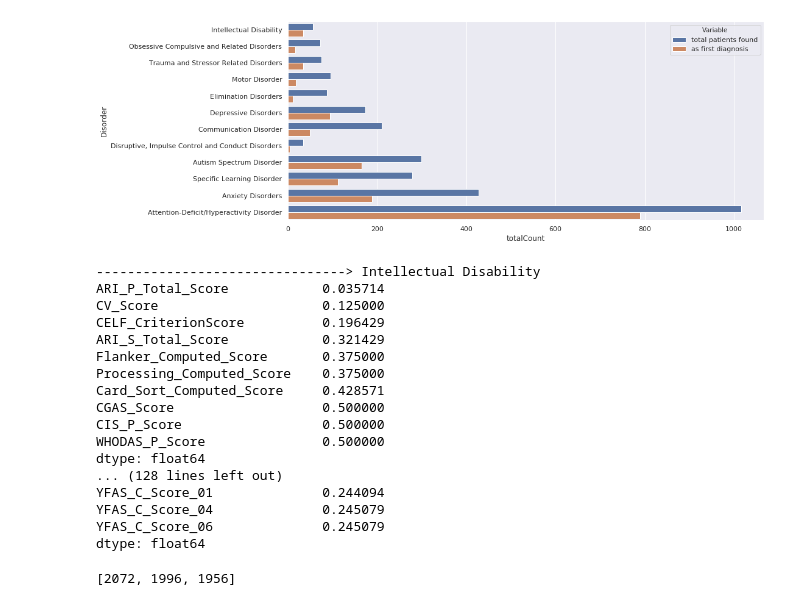
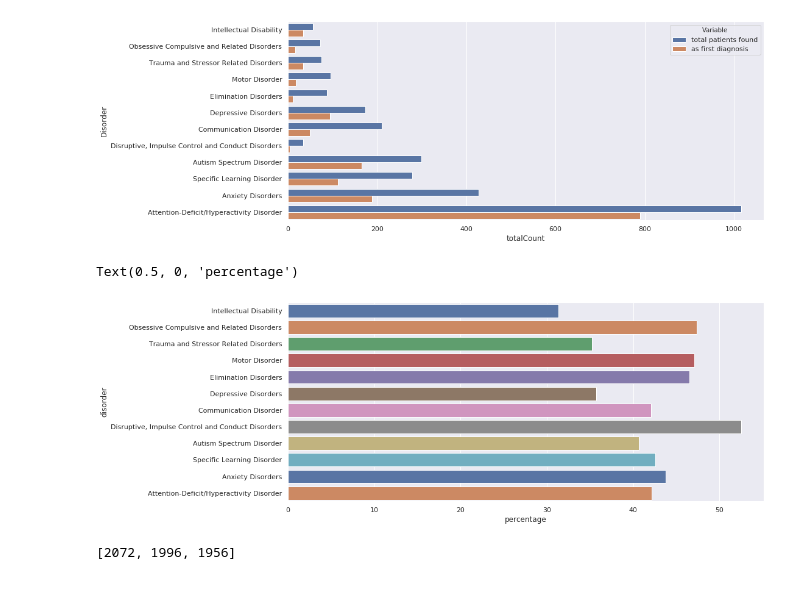
Before and after one commit to sanagno/psychiatry-mri-eeg, a Jupyter notebook: data_exploration.ipynb, the cells around one changed output. Saved outputs shown, nothing was run; the diff lists cells and outputs as text; code cells hidden in the pictures.

Commit message:
percentage completed surveys

```diff
--- a/data_exploration.ipynb
+++ b/data_exploration.ipynb
@@ -433,31 +397,25 @@ for col in whole_data.columns:
     if 'score' in col.lower():
         score_columns.append(col)
 # %%
+completed_surveys = []
+
 for disorder in most_common_disorders:
-    print('-------------------------------->', disorder)
-
     relevant_patients = patients_with_disorders[disorder]
 
-    print(whole_data.iloc[relevant_patients][score_columns].isna().sum().sort_values(kind='mergesort')[:10] /
-          len(relevant_patients))
+    t = whole_data.iloc[relevant_patients][score_columns].isna().sum().sort_values(kind='mergesort')
+
+    total_surveys = len(relevant_patients) * len(score_columns)
+
+    percentage_of_completed_surveys = (total_surveys -  np.sum(t)) / total_surveys * 100
+    completed_surveys.append(percentage_of_completed_surveys)
-# %% [output]
---------------------------------> Intellectual Disability
-ARI_P_Total_Score            0.035714
-CV_Score                     0.125000
-CELF_CriterionScore          0.196429
-ARI_S_Total_Score            0.321429
-Flanker_Computed_Score       0.375000
-Processing_Computed_Score    0.375000
-Card_Sort_Computed_Score     0.428571
-CGAS_Score                   0.500000
-CIS_P_Score                  0.500000
-WHODAS_P_Score               0.500000
-dtype: float64
-... (128 lines left out)
-YFAS_C_Score_01              0.244094
-YFAS_C_Score_04              0.245079
-YFAS_C_Score_06              0.245079
-dtype: float64
+# %%
+df = pd.DataFrame({'disorder': most_common_disorders, 'completed_surveys': completed_surveys})
+
+ax = sns.barplot(x='completed_surveys', y='disorder', data=df, palette="deep")
+ax.set_xlabel('percentage')
+# %% [output]
+Text(0.5, 0, 'percentage')
+[figure, added]
 # %%
 # For some cases ACE_Score is not NaN although all scores ACE_{01-10} are NaN
 # Also should we care about all the ACE random columns?
```
Also changed, not shown: parts of 2 cells of this notebook.
